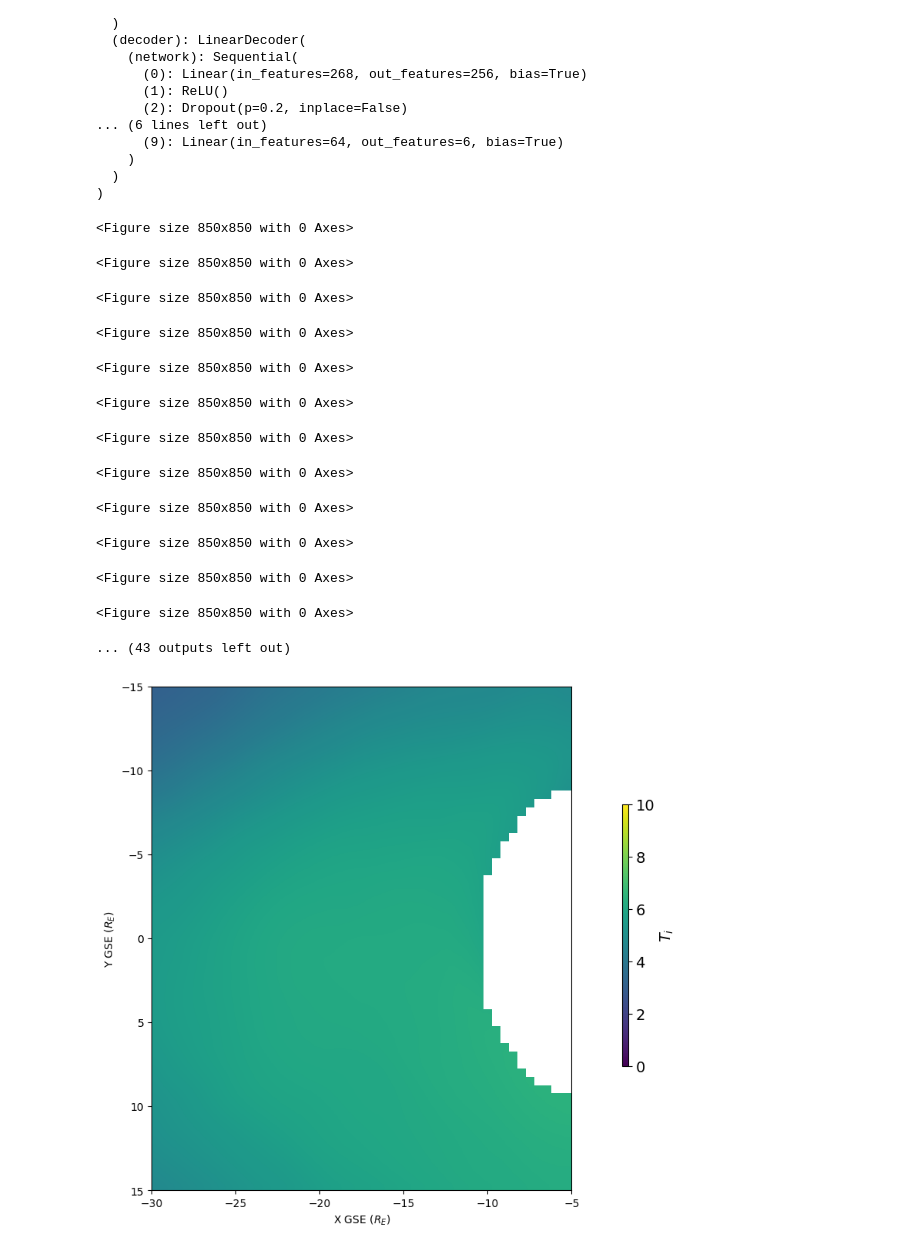
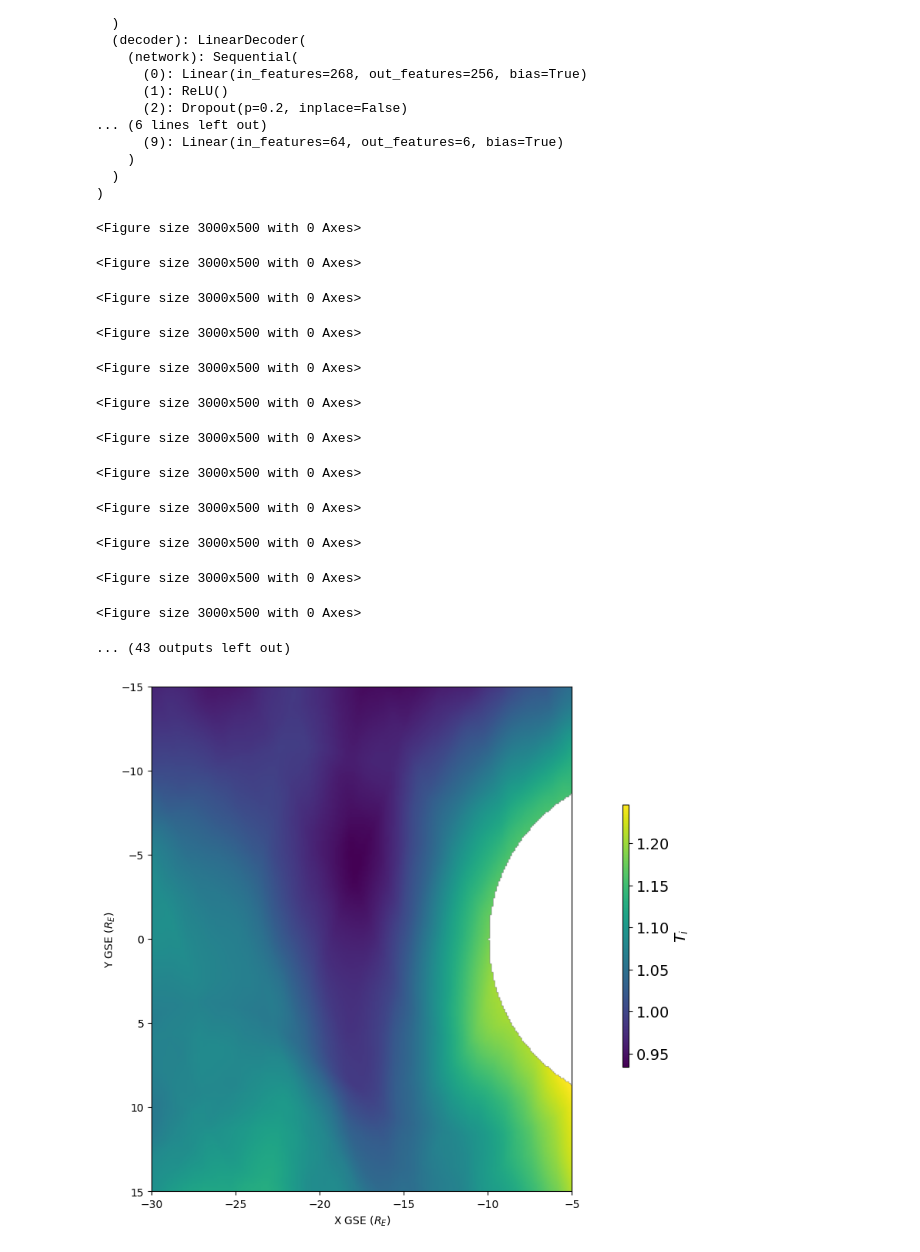
Before and after one commit to connor-obrien888/prime, a Jupyter notebook: prime_lib/notebooks/plasmasheet_2dmap_generator.ipynb, the cells around one changed output. Cells and saved outputs as stored; diff of their text form; code cells hidden in the pictures.

```diff
--- a/prime_lib/notebooks/plasmasheet_2dmap_generator.ipynb
+++ b/prime_lib/notebooks/plasmasheet_2dmap_generator.ipynb
@@ -74,7 +74,7 @@ wind_data = wind_data.loc[
 # Define the grid extent
 x_extent = [-30, -5]
 y_extent = [-15, 15]
-gridsize = 1
+gridsize = 0.1
 r_cut = 10 # Cut out this many RE from Earth where the outputs are invalid
 
 # Initialize the grid
@@ -86,9 +86,19 @@ geo_position = pd.DataFrame(np.zeros((len(wind_data), 3)), columns = geo_cfg.dat
 mms_position = pd.DataFrame(np.zeros((len(wind_data), 3)), columns = mms_cfg.data.position_features) #These dataframes will hold the positions we're decoding to.
 
 # Load the saved data for the CINEMA team
-output_grid = np.load('/glade/u/home/cobrien/prime/scripts/20220819_2D_frozen.npy')
+output_grid = np.load('/glade/derecho/scratch/cobrien/coldstorage/plasmasheet/20220819_2D.npy')
 
 # # Loop over each grid cell
+# for i, x in enumerate(x_arr):
+#     for j, y in enumerate(y_arr):
+#         geo_position[geo_cfg.data.position_features[0]] = x
+#         geo_position[geo_cfg.data.position_features[1]] = y
+#         mms_position[mms_cfg.data.position_features[0]] = x
+#         mms_position[mms_cfg.data.position_features[1]] = y
+#         if np.sqrt(x**2 + y**2) < r_cut:
+#             output_grid[:, i, j, :] = np.nan
+#         else:
+#             output_grid[:, i, j, :(len(geo_cfg.data.target_features)*2)] = geo_model.predict_df(windd cell
 # for i, x in enumerate(x_arr):
 #     for j, y in enumerate(y_arr):
 #         geo_position[geo_cfg.data.position_features[0]] = x
@@ -101,48 +111,56 @@ output_grid = np.load('/glade/u/home/cobrien/prime/scripts/20220819_2D_frozen.np
 #             output_grid[:, i, j, :(len(geo_cfg.data.target_features)*2)] = geo_model.predict_df(wind_data, geo_position).drop(columns = 'Epoch').to_numpy()
 #             output_grid[:, i, j, (len(geo_cfg.data.target_features)*2):] = mms_model.predict_df(wind_data, mms_position).drop(columns = 'Epoch').to_numpy()
 #         print(f"Progress: {i+1}/{len(x_arr)} X cells, {j+1}/{len(y_arr)} Y cells", end = "\r")
-# np.save('/glade/u/home/cobrien/prime/scripts/20220819_2D_frozen.npy', output_grid)
+# np.save('/glade/derecho/scratch/cobrien/coldstorage/plasmasheet/20220819_2D_frozen.npy', output_grid)_data, geo_position).drop(columns = 'Epoch').to_numpy()
+#             output_grid[:, i, j, (len(geo_cfg.data.target_features)*2):] = mms_model.predict_df(wind_data, mms_position).drop(columns = 'Epoch').to_numpy()
+#         print(f"Progress: {i+1}/{len(x_arr)} X cells, {j+1}/{len(y_arr)} Y cells", end = "\r")
+# np.save('/glade/derecho/scratch/cobrien/coldstorage/plasmasheet/20220819_2D_frozen.npy', output_grid)
 # %%
-
+labels = [r'$n_{i}$', r'$T_{i}$ (Geotail)', r'$T_{i}$ MMS', r'$T_{e}$ MMS', r'$T_{i}/T_{e}$ MMS']
+bounds = [[0, 1], [0, 10], [0, 10], [0, 3], [0, 7]]
+units = [r'$(cm^{-3})$', r'keV', r'keV', r'keV', r' ']
+cmaps = ['plasma', 'viridis', 'viridis', 'viridis', 'inferno']
 
 for i in range(output_grid.shape[0]):
-    fig, ax = plt.subplots(1, 1, figsize = (8.5,8.5))
-    im = ax.imshow(output_grid[i,:,:,0].T, aspect = 'equal', extent = (x_extent[0], x_extent[1], y_extent[1], y_extent[0]), cmap = 'viridis', vmin = 0, vmax = 2, interpolation = 'gaussian')
+    fig, axes = plt.subplots(1, 5, figsize = (30,5))
+    for j, ax in enumerate(axes):
+        factor = 1 if (j==0)|(j==(len(axes)-1)) else 1000 #Scales down eV outputs to keV
+        im = ax.imshow(output_grid[i,:,:,j*2].T/factor, aspect = 'equal', extent = (x_extent[0], x_extent[1], y_extent[1], y_extent[0]), cmap = cmaps[j], vmin = bounds[j][0], vmax = bounds[j][1], interpolation = 'gaussian')
 
-    ax.set_xlabel(r'X GSE ($R_{E}$)')
-    ax.set_ylabel(r'Y GSE ($R_{E}$)')
-    # ax.set_title(r'$B_{Z}=' + str(bz[idx]) + r'$ nT, $V_{X}=' + str(vx[idx]) + r'$ $km/s$')
-    cbar_ax = fig.add_axes([0.91, 0.3, 0.01, 0.4])
-    cbar = fig.colorbar(im, cax=cbar_ax)
-    cbar.set_label(r'$n_{i}$', fontsize=14)
-    cbar.ax.tick_params(labelsize=14)
-    plt.savefig(f'/glade/u/home/cobrien/plots/20220819_storm_movie/frames/vid.{i:04}.png', bbox_inches = 'tight')
+        ax.set_xlabel(r'X GSE ($R_{E}$)')
+        ax.set_ylabel(r'Y GSE ($R_{E}$)')
+        ax.set_title(labels[j])
+        # cbar_ax = fig.add_axes([0.91, 0.3, 0.01, 0.4])
+        cbar = plt.colorbar(im, ax = ax, shrink = 0.6)#cax=cbar_ax)
+        cbar.set_label(labels[j]+' '+units[j], fontsize=14)
+        cbar.ax.tick_params(labelsize=14)
+    plt.savefig(f'/glade/u/home/cobrien/plots/20220819_storm_movie/frames/vid.{i:04}.png', dpi = 150)
     fig.clear()
 # %% [output]
-<Figure size 850x850 with 0 Axes>
+<Figure size 3000x500 with 0 Axes>
-<Figure size 850x850 with 0 Axes>
+<Figure size 3000x500 with 0 Axes>
-<Figure size 850x850 with 0 Axes>
+<Figure size 3000x500 with 0 Axes>
-<Figure size 850x850 with 0 Axes>
+<Figure size 3000x500 with 0 Axes>
-<Figure size 850x850 with 0 Axes>
+<Figure size 3000x500 with 0 Axes>
-<Figure size 850x850 with 0 Axes>
+<Figure size 3000x500 with 0 Axes>
-<Figure size 850x850 with 0 Axes>
+<Figure size 3000x500 with 0 Axes>
-<Figure size 850x850 with 0 Axes>
+<Figure size 3000x500 with 0 Axes>
-<Figure size 850x850 with 0 Axes>
+<Figure size 3000x500 with 0 Axes>
-<Figure size 850x850 with 0 Axes>
+<Figure size 3000x500 with 0 Axes>
-<Figure size 850x850 with 0 Axes>
+<Figure size 3000x500 with 0 Axes>
-<Figure size 850x850 with 0 Axes>
+<Figure size 3000x500 with 0 Axes>
 ... (43 outputs left out)
 # %%
 i = -1
 fig, ax = plt.subplots(1, 1, figsize = (8.5,8.5))
-im = ax.imshow(output_grid[i,:,:,2].T/1000, aspect = 'equal', extent = (x_extent[0], x_extent[1], y_extent[1], y_extent[0]), cmap = 'viridis', vmin = 0, vmax = 10, interpolation = 'gaussian')
+im = ax.imshow(output_grid[i,:,:,9].T, aspect = 'equal', extent = (x_extent[0], x_extent[1], y_extent[1], y_extent[0]), cmap = 'viridis')#, vmin = 0, vmax = 6, interpolation = 'gaussian')
 
 ax.set_xlabel(r'X GSE ($R_{E}$)')
 ax.set_ylabel(r'Y GSE ($R_{E}$)')
 # ax.set_title(r'$B_{Z}=' + str(bz[idx]) + r'$ nT, $V_{X}=' + str(vx[idx]) + r'$ $km/s$')
 cbar_ax = fig.add_axes([0.91, 0.3, 0.01, 0.4])
 cbar = fig.colorbar(im, cax=cbar_ax)
 cbar.set_label(r'$T_{i}$', fontsize=14)
 cbar.ax.tick_params(labelsize=14)
 # %% [output]
-[figure, old version]
+[figure, new version]
```
Also changed, not shown: parts of 2 cells of this notebook, 14 other files.
